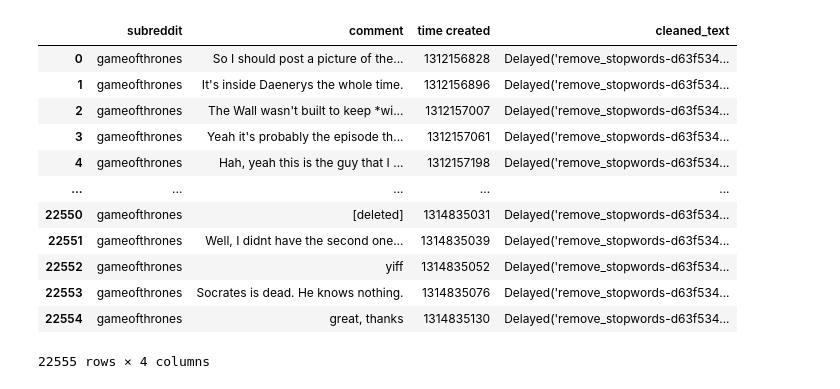
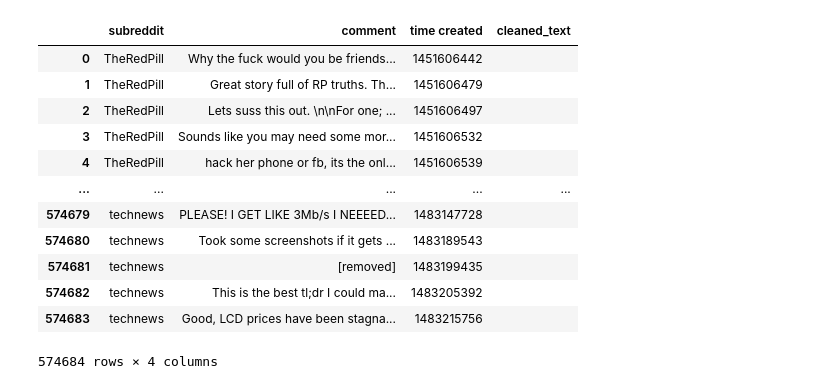
Before and after one commit to lsc4ss-s21/final-project-ask-lsc, a Jupyter notebook: reddit_data_cleaning_dask.ipynb, the cells around one changed output. Drawn from its saved outputs; the diff is of its cells as text; code cells hidden in the pictures.

```diff
--- a/reddit_data_cleaning_dask.ipynb
+++ b/reddit_data_cleaning_dask.ipynb
@@ -207,5 +158,5 @@ def clean_text(df):
 # %%
-comments_corpus = pickle.load(open("comments_corpus_RC_2011-08.pickle","rb"))
+comments_corpus = pickle.load(open("comments_corpus_final.pickle","rb"))
 # %%
 import dask.dataframe as ddf
 
@@ -224,4 +175,4 @@ comments_df = pd.DataFrame(list(zip(subreddit_lst, comment_lst, time_lst)),
 comments_df['cleaned_text'] = ''
 
 #convert to dask dataframe
-dask_dataframe = ddf.from_pandas(comments_df, npartitions=12)
+dask_dataframe = ddf.from_pandas(comments_df, npartitions=6)
@@ -235,16 +179,16 @@ df = results.compute()
-# %%
-df
-# %% [output]
-|  | subreddit | comment | time created | cleaned_text |
-| 0 | gameofthrones | So I should post a picture of the... | 1312156828 | Delayed('remove_stopwords-d63f534... |
-| 1 | gameofthrones | It's inside Daenerys the whole time. | 1312156896 | Delayed('remove_stopwords-d63f534... |
-| 2 | gameofthrones | The Wall wasn't built to keep *wi... | 1312157007 | Delayed('remove_stopwords-d63f534... |
-| 3 | gameofthrones | Yeah it's probably the episode th... | 1312157061 | Delayed('remove_stopwords-d63f534... |
-| 4 | gameofthrones | Hah, yeah this is the guy that I ... | 1312157198 | Delayed('remove_stopwords-d63f534... |
-| ... | ... | ... | ... | ... |
-| 22550 | gameofthrones | [deleted] | 1314835031 | Delayed('remove_stopwords-d63f534... |
-| 22551 | gameofthrones | Well, I didnt have the second one... | 1314835039 | Delayed('remove_stopwords-d63f534... |
-| 22552 | gameofthrones | yiff | 1314835052 | Delayed('remove_stopwords-d63f534... |
-| 22553 | gameofthrones | Socrates is dead. He knows nothing. | 1314835076 | Delayed('remove_stopwords-d63f534... |
-| 22554 | gameofthrones | great, thanks | 1314835130 | Delayed('remove_stopwords-d63f534... |
-22555 rows × 4 columns
+# %%
+dask_dataframe.compute()
+# %% [output]
+|  | subreddit | comment | time created | cleaned_text |
+| 0 | TheRedPill | Why the fuck would you be friends... | 1451606442 |  |
+| 1 | TheRedPill | Great story full of RP truths. Th... | 1451606479 |  |
+| 2 | TheRedPill | Lets suss this out. \n\nFor one; ... | 1451606497 |  |
+| 3 | TheRedPill | Sounds like you may need some mor... | 1451606532 |  |
+| 4 | TheRedPill | hack her phone or fb, its the onl... | 1451606539 |  |
+| ... | ... | ... | ... | ... |
+| 574679 | technews | PLEASE! I GET LIKE 3Mb/s I NEEEED... | 1483147728 |  |
+| 574680 | technews | Took some screenshots if it gets ... | 1483189543 |  |
+| 574681 | technews | [removed] | 1483199435 |  |
+| 574682 | technews | This is the best tl;dr I could ma... | 1483205392 |  |
+| 574683 | technews | Good, LCD prices have been stagna... | 1483215756 |  |
+574684 rows × 4 columns
```
Also changed, not shown: parts of 26 cells of this notebook.
